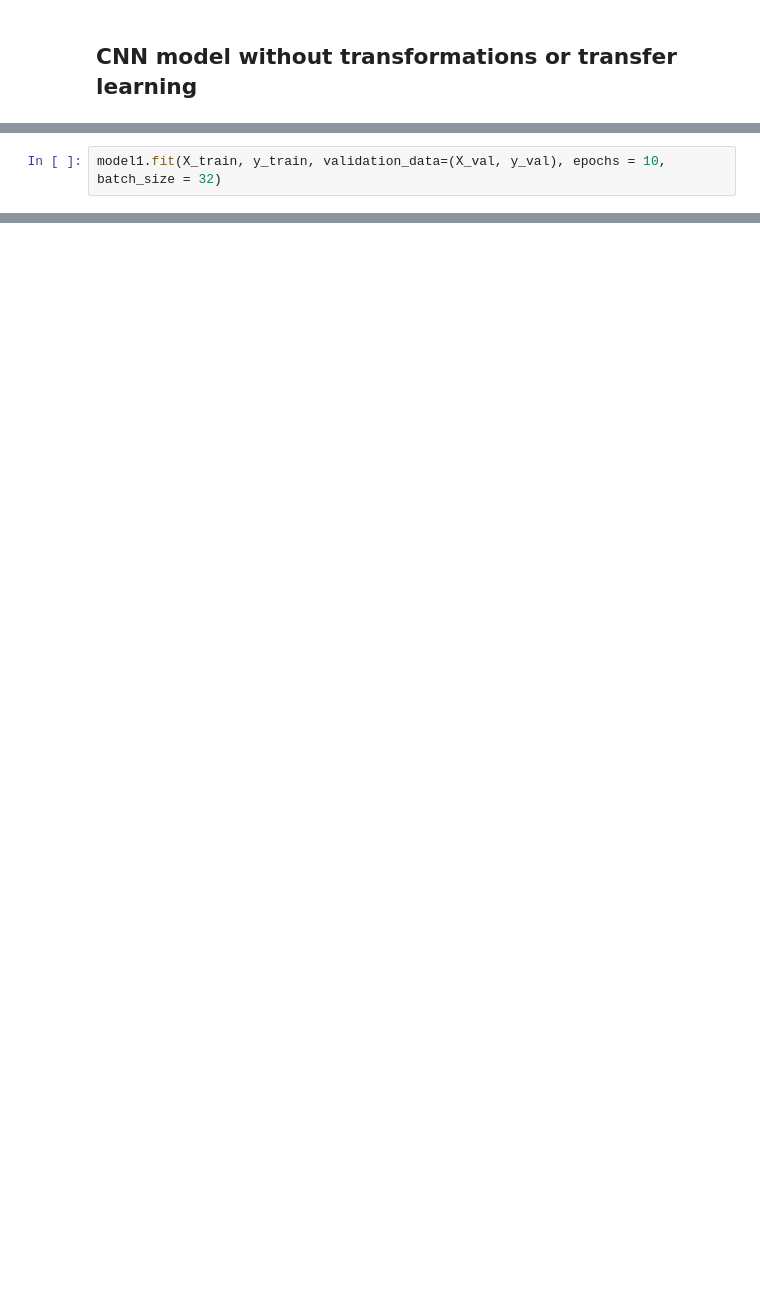
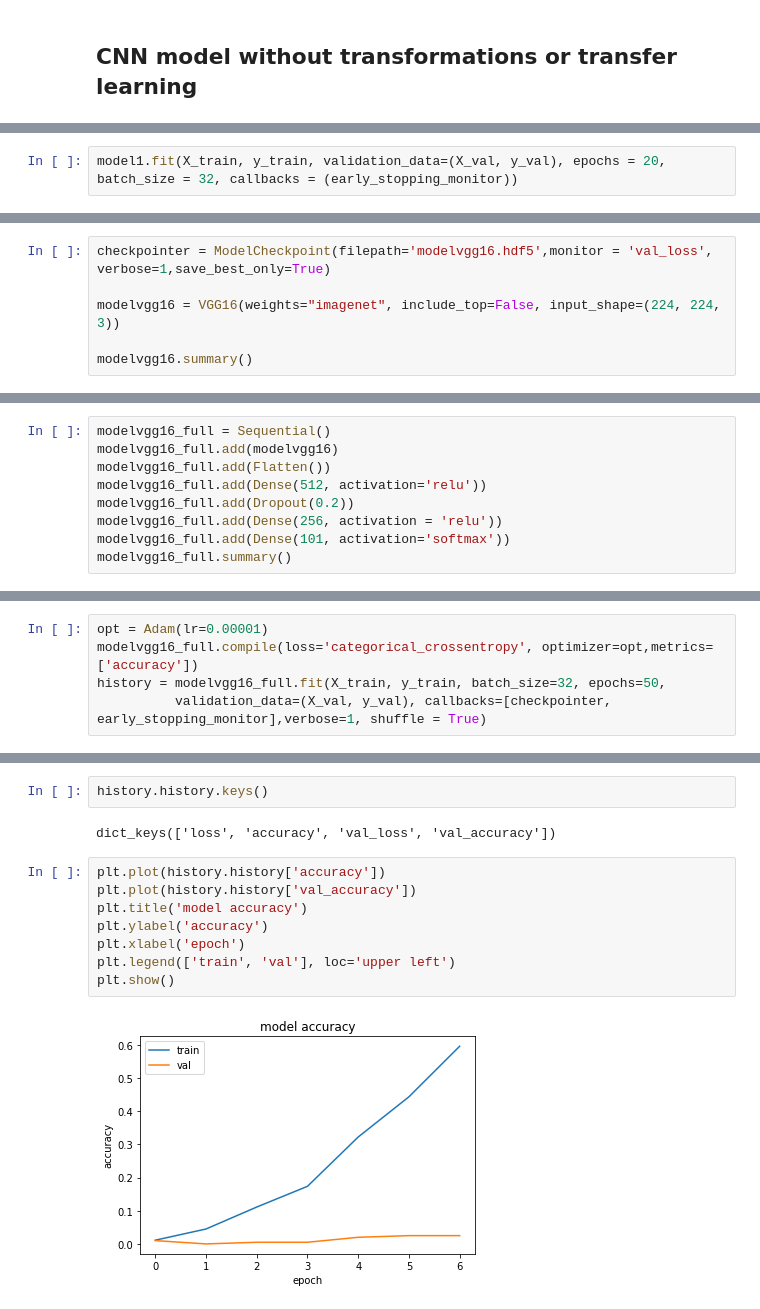
Before and after one commit to belindaleebl/Food-Image-Classification, a Jupyter notebook: 02PreprocessingModelsMetrics-FoodImageClassification.ipynb, the cells around one changed output, grey strips where cells are left out. Saved outputs shown, nothing was run; the diff lists cells and outputs as text; blank space fills up the shorter version.

```diff
--- a/02PreprocessingModelsMetrics-FoodImageClassification.ipynb
+++ b/02PreprocessingModelsMetrics-FoodImageClassification.ipynb
@@ -158,3 +178,3 @@ _________________________________________________________________
 # %%
-model1.fit(X_train, y_train, validation_data=(X_val, y_val), epochs = 10, batch_size = 32)
+model1.fit(X_train, y_train, validation_data=(X_val, y_val), epochs = 20, batch_size = 32, callbacks = (early_stopping_monitor))
 # %% [output]
@@ -187,0 +245,6 @@ print(acc * 100)
+# %%
+checkpointer = ModelCheckpoint(filepath='modelvgg16.hdf5',monitor = 'val_loss', verbose=1,save_best_only=True)
+
+modelvgg16 = VGG16(weights="imagenet", include_top=False, input_shape=(224, 224, 3))
+
+modelvgg16.summary()
@@ -187,0 +296,9 @@ print(acc * 100)
+# %%
+modelvgg16_full = Sequential()
+modelvgg16_full.add(modelvgg16)
+modelvgg16_full.add(Flatten())
+modelvgg16_full.add(Dense(512, activation='relu'))
+modelvgg16_full.add(Dropout(0.2))
+modelvgg16_full.add(Dense(256, activation = 'relu'))
+modelvgg16_full.add(Dense(101, activation='softmax'))
+modelvgg16_full.summary()
@@ -187,0 +326,5 @@ print(acc * 100)
+# %%
+opt = Adam(lr=0.00001)
+modelvgg16_full.compile(loss='categorical_crossentropy', optimizer=opt,metrics=['accuracy'])
+history = modelvgg16_full.fit(X_train, y_train, batch_size=32, epochs=50,
+          validation_data=(X_val, y_val), callbacks=[checkpointer, early_stopping_monitor],verbose=1, shuffle = True)
@@ -187,0 +349,14 @@ print(acc * 100)
+# %%
+history.history.keys()
+# %% [output]
+dict_keys(['loss', 'accuracy', 'val_loss', 'val_accuracy'])
+# %%
+plt.plot(history.history['accuracy'])
+plt.plot(history.history['val_accuracy'])
+plt.title('model accuracy')
+plt.ylabel('accuracy')
+plt.xlabel('epoch')
+plt.legend(['train', 'val'], loc='upper left')
+plt.show()
+# %% [output]
+[figure, added]
```
Also changed, not shown: parts of 35 cells of this notebook.
